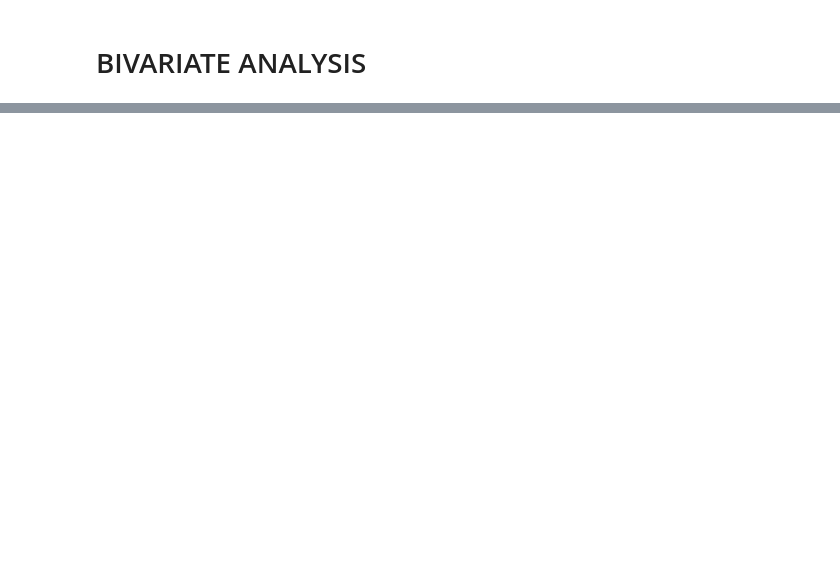
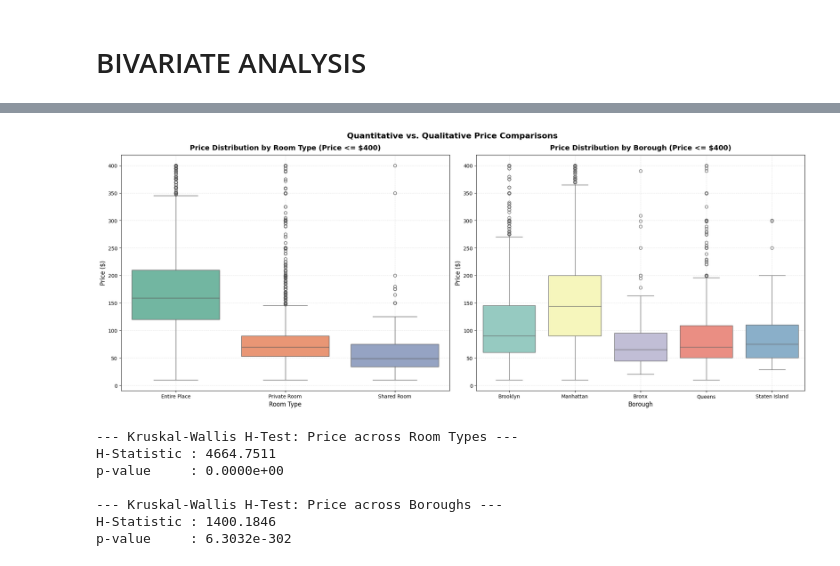
Before and after one commit to 208252/statistics, a Jupyter notebook: Cleaning_Data_in_Python_live_session.ipynb, the cells around one changed output, grey strips where cells are left out. Cells and saved outputs as stored; diff of their text form; code cells hidden in the pictures; blank space fills up the shorter version.

```diff
--- a/Cleaning_Data_in_Python_live_session.ipynb
+++ b/Cleaning_Data_in_Python_live_session.ipynb
@@ -1170,0 +1257,42 @@ plt.show()
+# %%
+
+df_filtered = airbnb[airbnb['price'] <= 400]
+
+fig, axes = plt.subplots(1, 2, figsize=(20, 8))
+
+sns.boxplot(data=df_filtered, x='room_type', y='price', palette='Set2', hue='room_type', ax=axes[0], legend=False)
+axes[0].set_title('Price Distribution by Room Type (Price <= $400)', fontsize=14, fontweight='bold', pad=10)
+axes[0].set_xlabel('Room Type', fontsize=12)
+axes[0].set_ylabel('Price ($)', fontsize=12)
+axes[0].grid(True, linestyle='--', alpha=0.3)
+
+sns.boxplot(data=df_filtered, x='borough', y='price', palette='Set3', hue='borough', ax=axes[1], legend=False)
+axes[1].set_title('Price Distribution by Borough (Price <= $400)', fontsize=14, fontweight='bold', pad=10)
+axes[1].set_xlabel('Borough', fontsize=12)
+axes[1].set_ylabel('Price ($)', fontsize=12)
+axes[1].grid(True, linestyle='--', alpha=0.3)
+
+plt.suptitle('Quantitative vs. Qualitative Price Comparisons', fontsize=16, fontweight='bold', y=0.98)
+plt.tight_layout()
+plt.show()
+
+groups_rt = [group['price'].values for name, group in df_filtered.groupby('room_type')]
+kw_stat_rt, kw_p_rt = ss.kruskal(*groups_rt)
+print("--- Kruskal-Wallis H-Test: Price across Room Types ---")
+print(f"H-Statistic : {kw_stat_rt:.4f}")
+print(f"p-value     : {kw_p_rt:.4e}")
+
+groups_bg = [group['price'].values for name, group in df_filtered.groupby('borough')]
+kw_stat_bg, kw_p_bg = ss.kruskal(*groups_bg)
+print("\n--- Kruskal-Wallis H-Test: Price across Boroughs ---")
+print(f"H-Statistic : {kw_stat_bg:.4f}")
+print(f"p-value     : {kw_p_bg:.4e}")
+# %% [output]
+[figure, added]
+--- Kruskal-Wallis H-Test: Price across Room Types ---
+H-Statistic : 4664.7511
+p-value     : 0.0000e+00
+
+--- Kruskal-Wallis H-Test: Price across Boroughs ---
+H-Statistic : 1400.1846
+p-value     : 6.3032e-302
```
Also changed, not shown: parts of 8 cells of this notebook.
